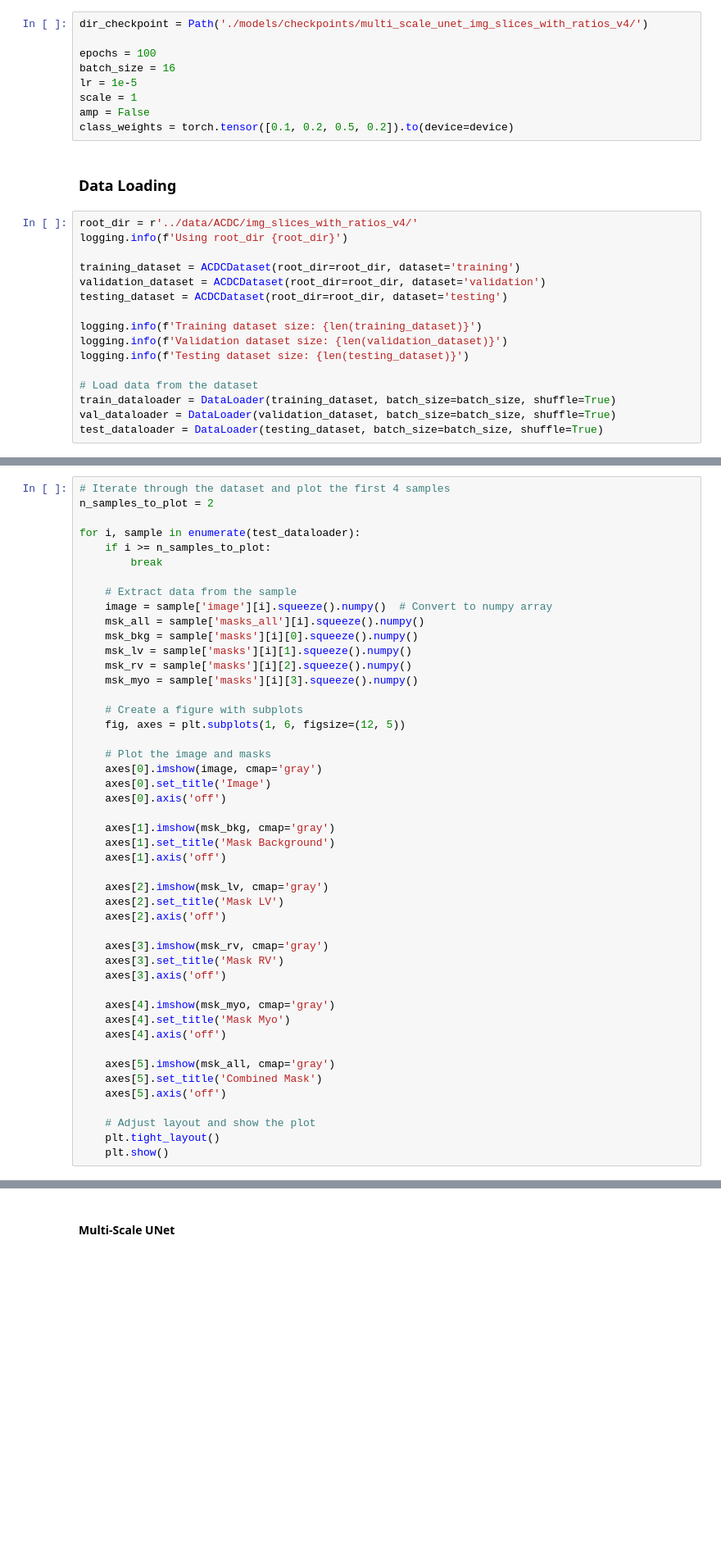
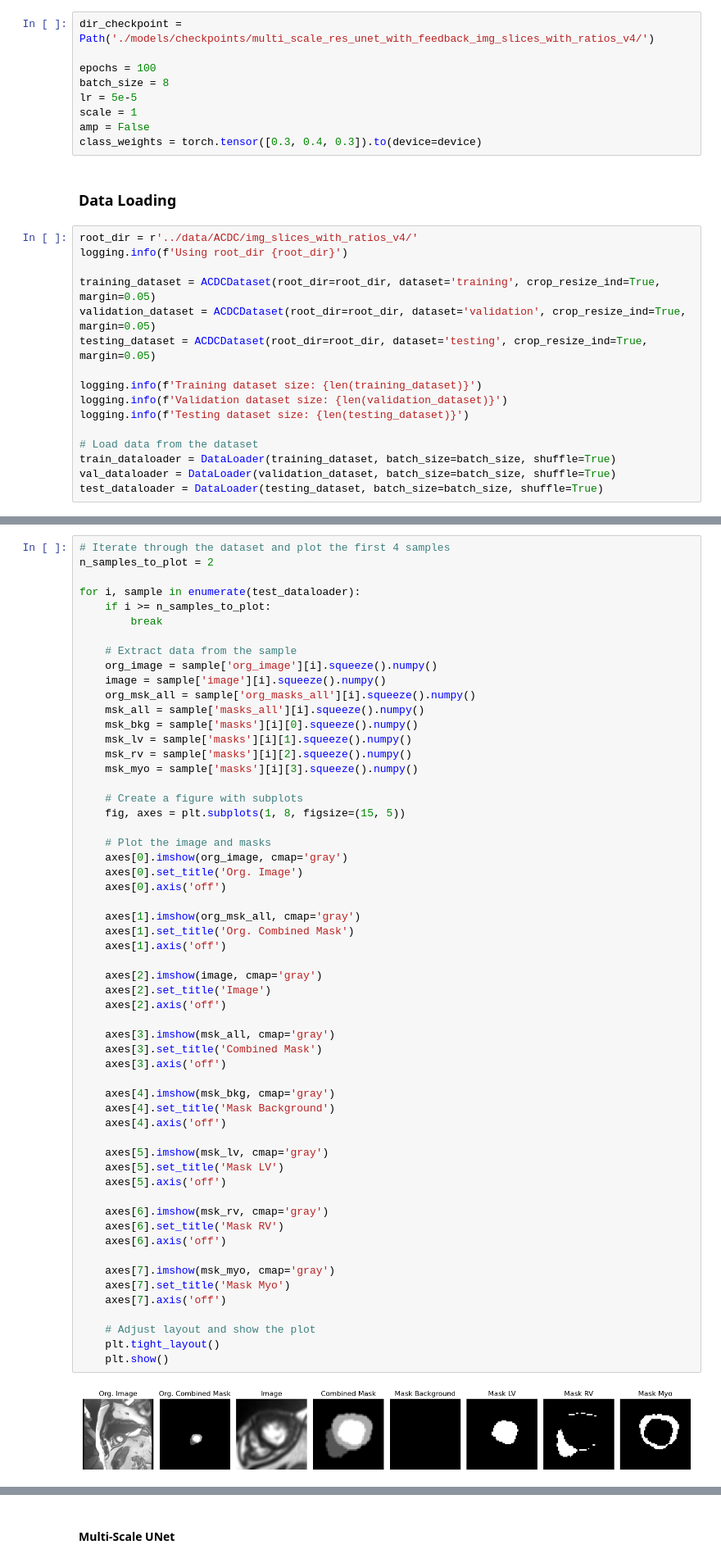
Before and after one commit to Chinthalanka/cardiac-mri-segmentation, a Jupyter notebook: experiments/multi_scale_unet.ipynb, the cells around one changed output, grey strips where cells are left out. Shown: that part at 82% size. Cells and saved outputs as stored; diff of their text form; blank space fills up the shorter version.

```diff
--- a/experiments/multi_scale_unet.ipynb
+++ b/experiments/multi_scale_unet.ipynb
@@ -41,21 +51,21 @@ mlflow.set_experiment("/cmri-segmentation-of-ventricular-structures-and-myocardi
 # %%
-dir_checkpoint = Path('./models/checkpoints/multi_scale_unet_img_slices_with_ratios_v4/')
+dir_checkpoint = Path('./models/checkpoints/multi_scale_res_unet_with_feedback_img_slices_with_ratios_v4/')
 
 epochs = 100
-batch_size = 16
-lr = 1e-5
+batch_size = 8
+lr = 5e-5
 scale = 1
 amp = False
-class_weights = torch.tensor([0.1, 0.2, 0.5, 0.2]).to(device=device)
+class_weights = torch.tensor([0.3, 0.4, 0.3]).to(device=device)
 # %% [markdown]
 ### Data Loading
 # %%
 root_dir = r'../data/ACDC/img_slices_with_ratios_v4/'
 logging.info(f'Using root_dir {root_dir}')
 
-training_dataset = ACDCDataset(root_dir=root_dir, dataset='training')
-validation_dataset = ACDCDataset(root_dir=root_dir, dataset='validation')
-testing_dataset = ACDCDataset(root_dir=root_dir, dataset='testing')
+training_dataset = ACDCDataset(root_dir=root_dir, dataset='training', crop_resize_ind=True, margin=0.05)
+validation_dataset = ACDCDataset(root_dir=root_dir, dataset='validation', crop_resize_ind=True, margin=0.05)
+testing_dataset = ACDCDataset(root_dir=root_dir, dataset='testing', crop_resize_ind=True, margin=0.05)
 
 logging.info(f'Training dataset size: {len(training_dataset)}')
 logging.info(f'Validation dataset size: {len(validation_dataset)}')
@@ -71,44 +85,56 @@ n_samples_to_plot = 2
 
 for i, sample in enumerate(test_dataloader):
     if i >= n_samples_to_plot:
         break
 
     # Extract data from the sample
-    image = sample['image'][i].squeeze().numpy()  # Convert to numpy array
+    org_image = sample['org_image'][i].squeeze().numpy()
+    image = sample['image'][i].squeeze().numpy()
+    org_msk_all = sample['org_masks_all'][i].squeeze().numpy()
     msk_all = sample['masks_all'][i].squeeze().numpy()
     msk_bkg = sample['masks'][i][0].squeeze().numpy()
     msk_lv = sample['masks'][i][1].squeeze().numpy()
     msk_rv = sample['masks'][i][2].squeeze().numpy()
     msk_myo = sample['masks'][i][3].squeeze().numpy()
 
     # Create a figure with subplots
-    fig, axes = plt.subplots(1, 6, figsize=(12, 5))
+    fig, axes = plt.subplots(1, 8, figsize=(15, 5))
 
     # Plot the image and masks
-    axes[0].imshow(image, cmap='gray')
-    axes[0].set_title('Image')
+    axes[0].imshow(org_image, cmap='gray')
+    axes[0].set_title('Org. Image')
     axes[0].axis('off')
 
-    axes[1].imshow(msk_bkg, cmap='gray')
-    axes[1].set_title('Mask Background')
+    axes[1].imshow(org_msk_all, cmap='gray')
+    axes[1].set_title('Org. Combined Mask')
     axes[1].axis('off')
 
-    axes[2].imshow(msk_lv, cmap='gray')
-    axes[2].set_title('Mask LV')
+    axes[2].imshow(image, cmap='gray')
+    axes[2].set_title('Image')
     axes[2].axis('off')
 
-    axes[3].imshow(msk_rv, cmap='gray')
-    axes[3].set_title('Mask RV')
+    axes[3].imshow(msk_all, cmap='gray')
+    axes[3].set_title('Combined Mask')
     axes[3].axis('off')
 
-    axes[4].imshow(msk_myo, cmap='gray')
-    axes[4].set_title('Mask Myo')
+    axes[4].imshow(msk_bkg, cmap='gray')
+    axes[4].set_title('Mask Background')
     axes[4].axis('off')
 
-    axes[5].imshow(msk_all, cmap='gray')
-    axes[5].set_title('Combined Mask')
+    axes[5].imshow(msk_lv, cmap='gray')
+    axes[5].set_title('Mask LV')
     axes[5].axis('off')
+
+    axes[6].imshow(msk_rv, cmap='gray')
+    axes[6].set_title('Mask RV')
+    axes[6].axis('off')
+
+    axes[7].imshow(msk_myo, cmap='gray')
+    axes[7].set_title('Mask Myo')
+    axes[7].axis('off')
 
     # Adjust layout and show the plot
     plt.tight_layout()
     plt.show()
+# %% [output]
+[figure, added]
```
Also changed, not shown: parts of 20 cells of this notebook.
